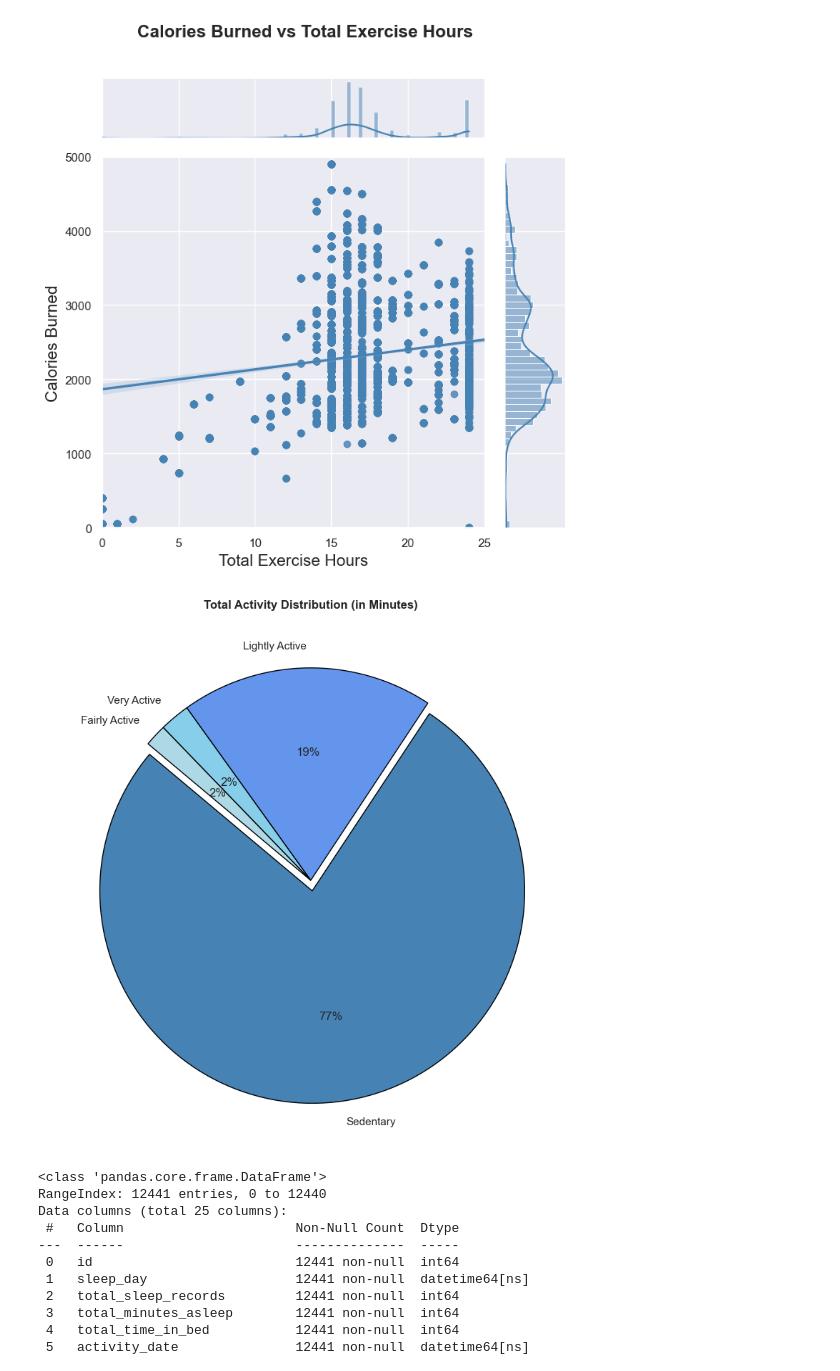
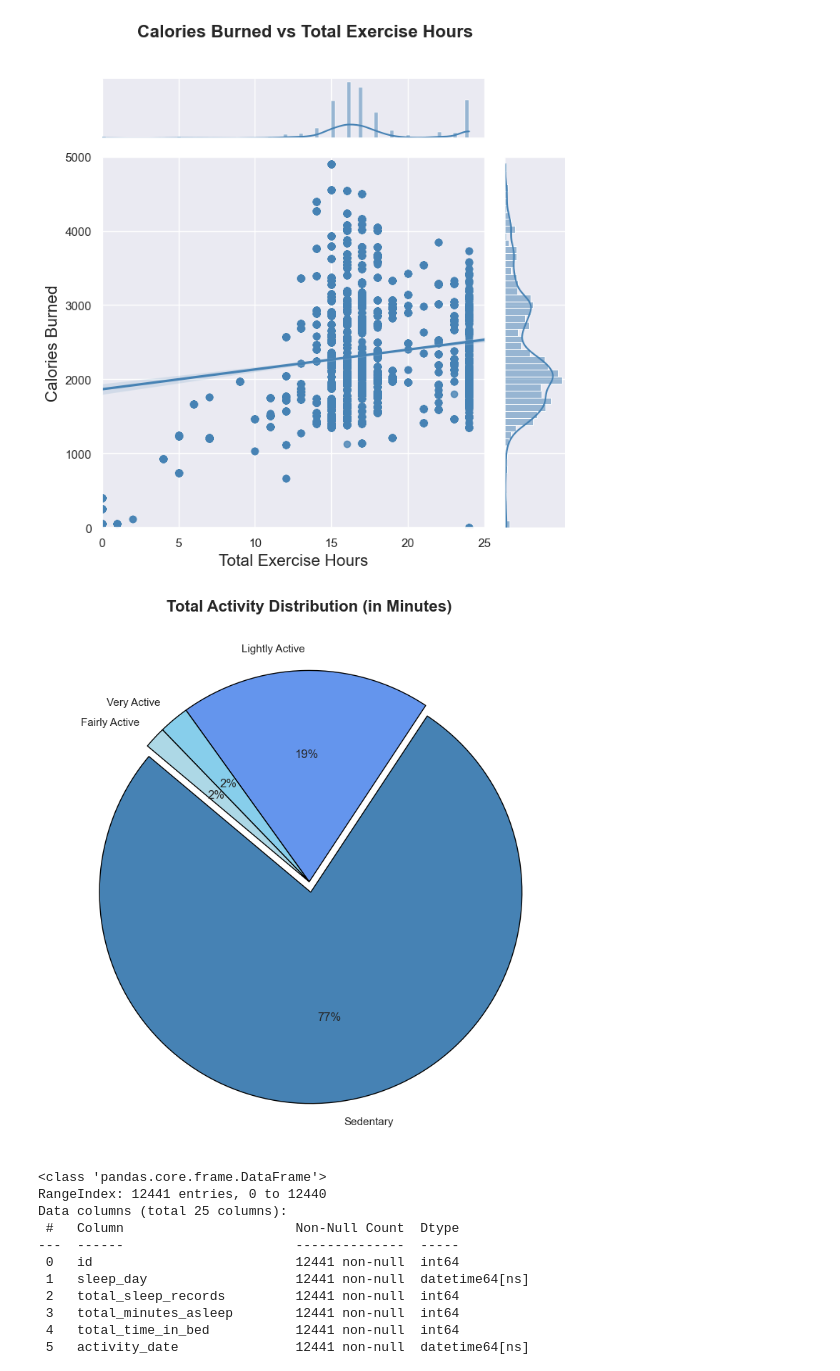
Before and after one commit to SheryllD/Project_SQL_Database, a Jupyter notebook: Data_Wrangling.ipynb, the cells around one changed output. Saved outputs shown, nothing was run; the diff lists cells and outputs as text; code cells hidden in the pictures.

```diff
--- a/Data_Wrangling.ipynb
+++ b/Data_Wrangling.ipynb
@@ -702,35 +676,35 @@ activity_data = {
 }
 
 # Sort from largest to smallest for better pie chart flow
 activity_data = dict(sorted(activity_data.items(), key=lambda item: item[1], reverse=True))
 
 # Extract values and labels
 slices = list(activity_data.values())
 labels = list(activity_data.keys())
 
 # Custom colours (can change if you prefer a different theme)
 colours = ["steelblue", "cornflowerblue", "skyblue", "lightblue"]
 explode = [0.05 if i == 0 else 0 for i in range(len(slices))]  # Highlighting biggest slice
 
 # Step 3: Plot
 plt.figure(figsize=(8, 8))
 plt.pie(
     slices,
     labels=labels,
     colors=colours,
     explode=explode,
     autopct="%1.0f%%",
     startangle=140,
     wedgeprops={"edgecolor": "black"}
 )
-plt.title("Total Activity Distribution (in Minutes)", fontsize=12, weight="bold")
+plt.title("Total Activity Distribution (in Minutes)", fontsize=16, weight="bold")
 plt.tight_layout()
 
 # Saving the plot as an image
 plt.savefig("Data_visuals/Dataset_visuals_Fitbit/percentage_of_activity_minutes.png")
 plt.show()
 # %% [output]
-[figure, old version]
+[figure, new version]
 # %%
 pd.set_option('display.max_columns', None)
 df.info()
```
Also changed, not shown: parts of 2 cells of this notebook, 4 other files.
